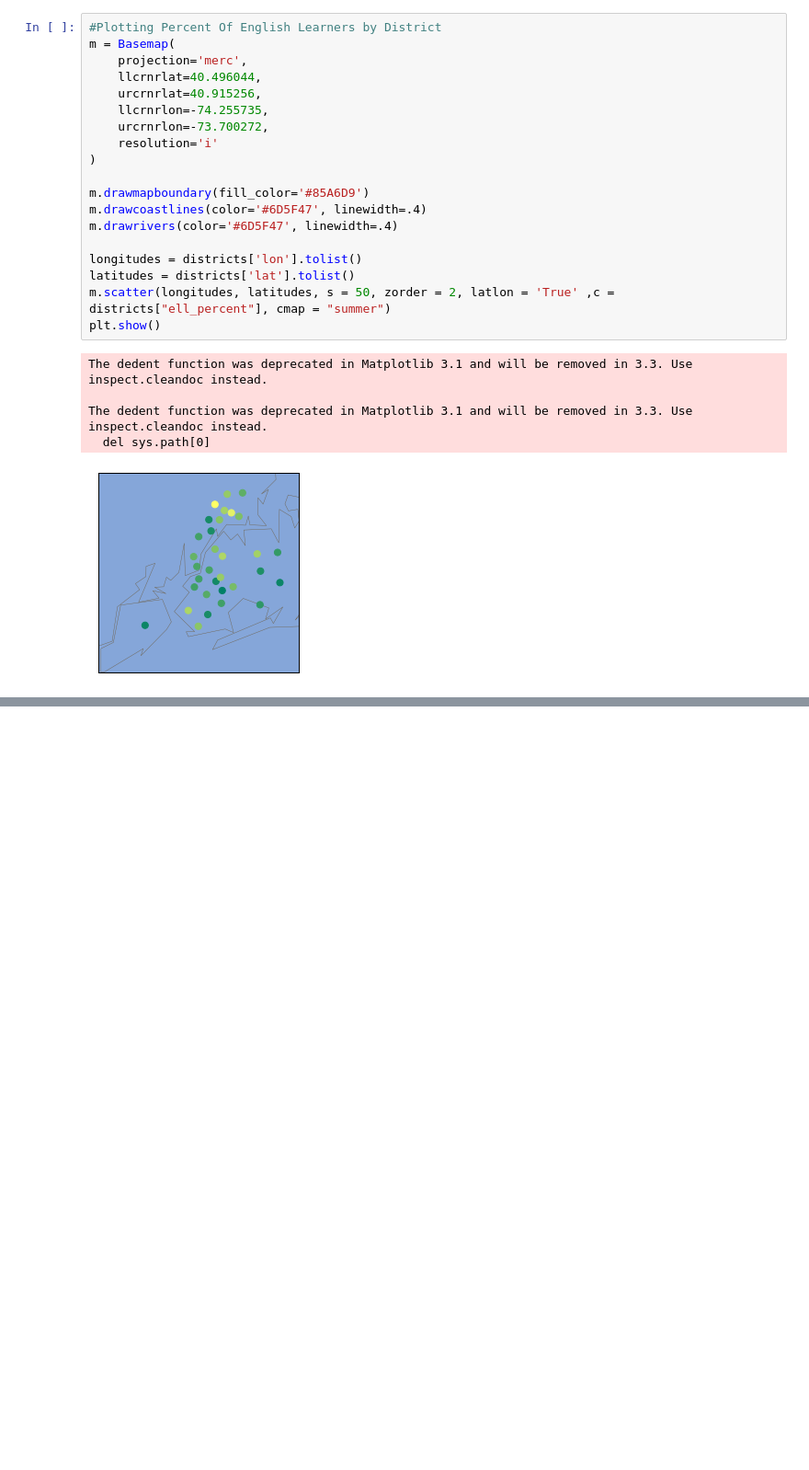
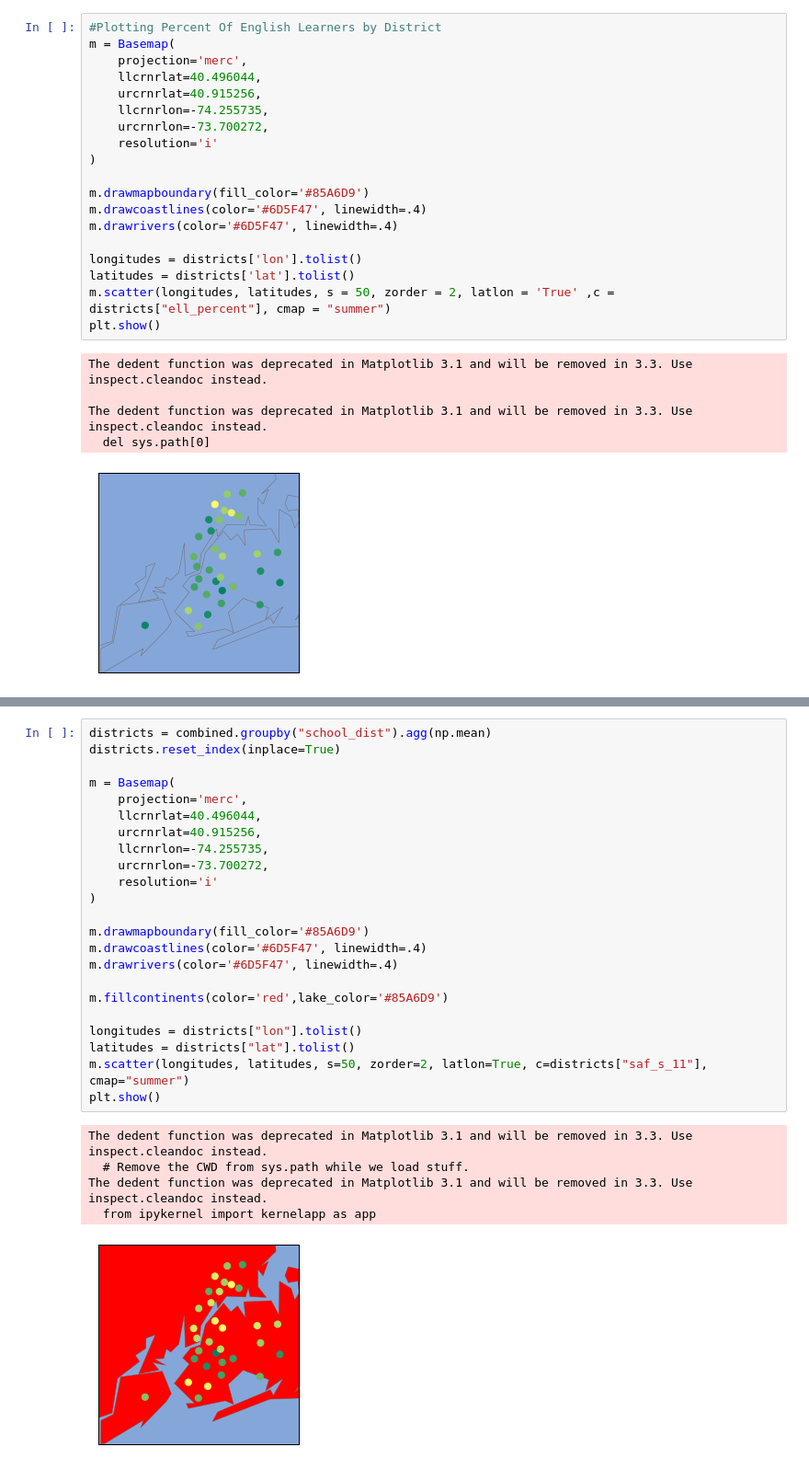
Before and after one commit to ebenebe/Data-Cleaning-Walkthrough_NYC_SAT_Scores, a Jupyter notebook: Data Cleaning Walkthrough_NYC_SAT_Scores-checkpoint.ipynb, the cells around one changed output, grey strips where cells are left out. Shown at 92% size. Drawn from its saved outputs; the diff is of its cells as text; blank space fills up the shorter version.

```diff
--- a/Data Cleaning Walkthrough_NYC_SAT_Scores-checkpoint.ipynb
+++ b/Data Cleaning Walkthrough_NYC_SAT_Scores-checkpoint.ipynb
@@ -747,0 +787,29 @@ The dedent function was deprecated in Matplotlib 3.1 and will be removed in 3.3.
+# %%
+districts = combined.groupby("school_dist").agg(np.mean)
+districts.reset_index(inplace=True)
+
+m = Basemap(
+    projection='merc',
+    llcrnrlat=40.496044,
+    urcrnrlat=40.915256,
+    llcrnrlon=-74.255735,
+    urcrnrlon=-73.700272,
+    resolution='i'
+)
+
+m.drawmapboundary(fill_color='#85A6D9')
+m.drawcoastlines(color='#6D5F47', linewidth=.4)
+m.drawrivers(color='#6D5F47', linewidth=.4)
+
+m.fillcontinents(color='red',lake_color='#85A6D9')
+
+longitudes = districts["lon"].tolist()
+latitudes = districts["lat"].tolist()
+m.scatter(longitudes, latitudes, s=50, zorder=2, latlon=True, c=districts["saf_s_11"], cmap="summer")
+plt.show()
+# %% [output]
+The dedent function was deprecated in Matplotlib 3.1 and will be removed in 3.3. Use inspect.cleandoc instead.
+  # Remove the CWD from sys.path while we load stuff.
+The dedent function was deprecated in Matplotlib 3.1 and will be removed in 3.3. Use inspect.cleandoc instead.
+  from ipykernel import kernelapp as app
+[figure, added]
```
Also changed, not shown: parts of 8 cells of this notebook.
